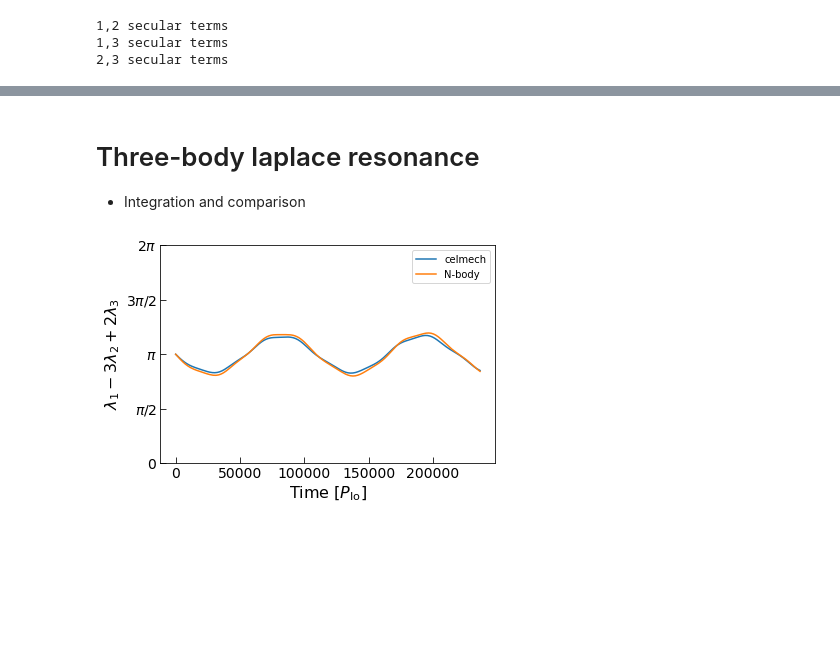
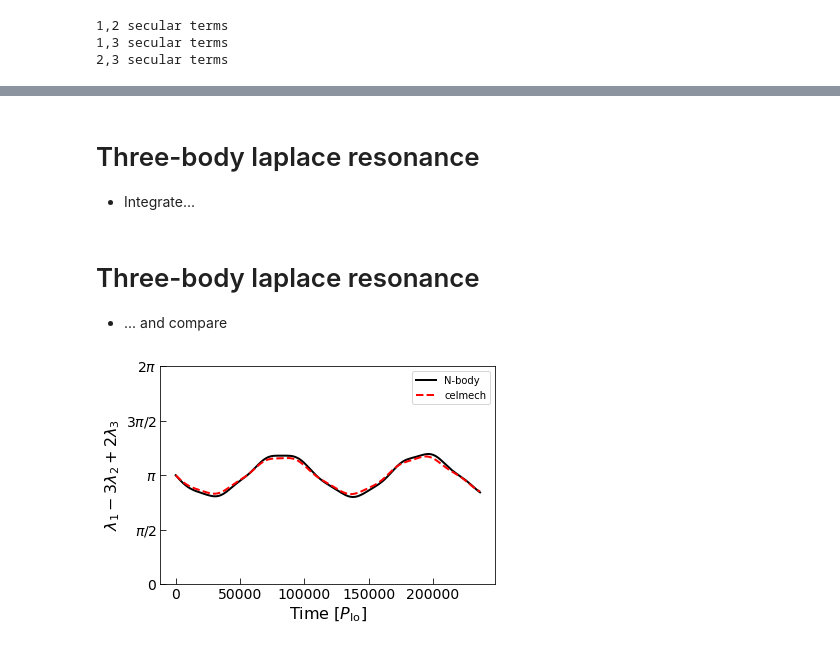
Before and after one commit to shadden/CelmechTutorial_SaoPauloState_Aug2022, a Jupyter notebook: CelmechTutorial_SaoPauloState_Aug2022.ipynb, the cells around one changed output, grey strips where cells are left out. Saved outputs shown, nothing was run; the diff lists cells and outputs as text; code cells hidden in the pictures; blank space fills up the shorter version.

```diff
--- a/CelmechTutorial_SaoPauloState_Aug2022.ipynb
+++ b/CelmechTutorial_SaoPauloState_Aug2022.ipynb
@@ -809,16 +830,20 @@ T[2,:6] =[0,-1,2,0,1,0]
 T[3,:6] =[0,-1,2,0,0,1]
 T[4,:6] =[0,1,-1,0,0,0]
 T[5,:6] =[1,0,0,0,0,0]
-ct = CanonicalTransformation.from_poincare_angles_matrix(pham_galilean.state,T)
-
+# New angles
+ct = CanonicalTransformation.from_poincare_angles_matrix(
+    pham_galilean.state,
+    T
+)
 ham_new = ct.old_to_new_hamiltonian(pham_galilean,do_reduction=True)
-
-ct_p2c = CanonicalTransformation.polar_to_cartesian(ct.new_qp_vars,[1,2,3])
-
+ct_p2c = CanonicalTransformation.polar_to_cartesian(
+    ct.new_qp_vars,
+    [1,2,3]
+)
 ham_new_xy = ct_p2c.old_to_new_hamiltonian(ham_new)
 # %% [markdown]
 # Three-body laplace resonance
- - Integration and comparison
+- Integrate...
 # %%
 ps_rb = galilean_sim.particles
 ps_cm = pham_galilean.particles
@@ -835,15 +859,18 @@ for i,t in enumerate(times):
 wrap2pi = lambda x: np.mod(x,2*np.pi)
 phi_cm = wrap2pi(phi_cm)
 phi_rb = wrap2pi(phi_rb)
+# %% [markdown]
+# Three-body laplace resonance
+- ... and compare
 # %%
 P1 = ps[1].P
-plt.plot(times/P1,phi_cm,label='celmech')
-plt.plot(times/P1,phi_rb,label='N-body')
+plt.plot(times/P1,phi_rb,'k-',lw=2,label='N-body')
+plt.plot(times/P1,phi_cm,'r--',lw=2,label='celmech')
 plt.ylim(0,2*np.pi)
 plt.legend()
 plt.ylabel("$\lambda_1 - 3\lambda_2+ 2\lambda_3$",fontsize=16)
 plt.xlabel("Time [$P_\mathrm{Io}$]",fontsize=16)
 plt.yticks(np.linspace(0,2,5) * np.pi,["$0$","$\pi/2$","$\pi$","$3\pi/2$","$2\pi$"])
 plt.tick_params(labelsize=14,direction='in',size=6)
 # %% [output]
-[figure, old version]
+[figure, new version]
```
Also changed, not shown: parts of 16 cells of this notebook.
